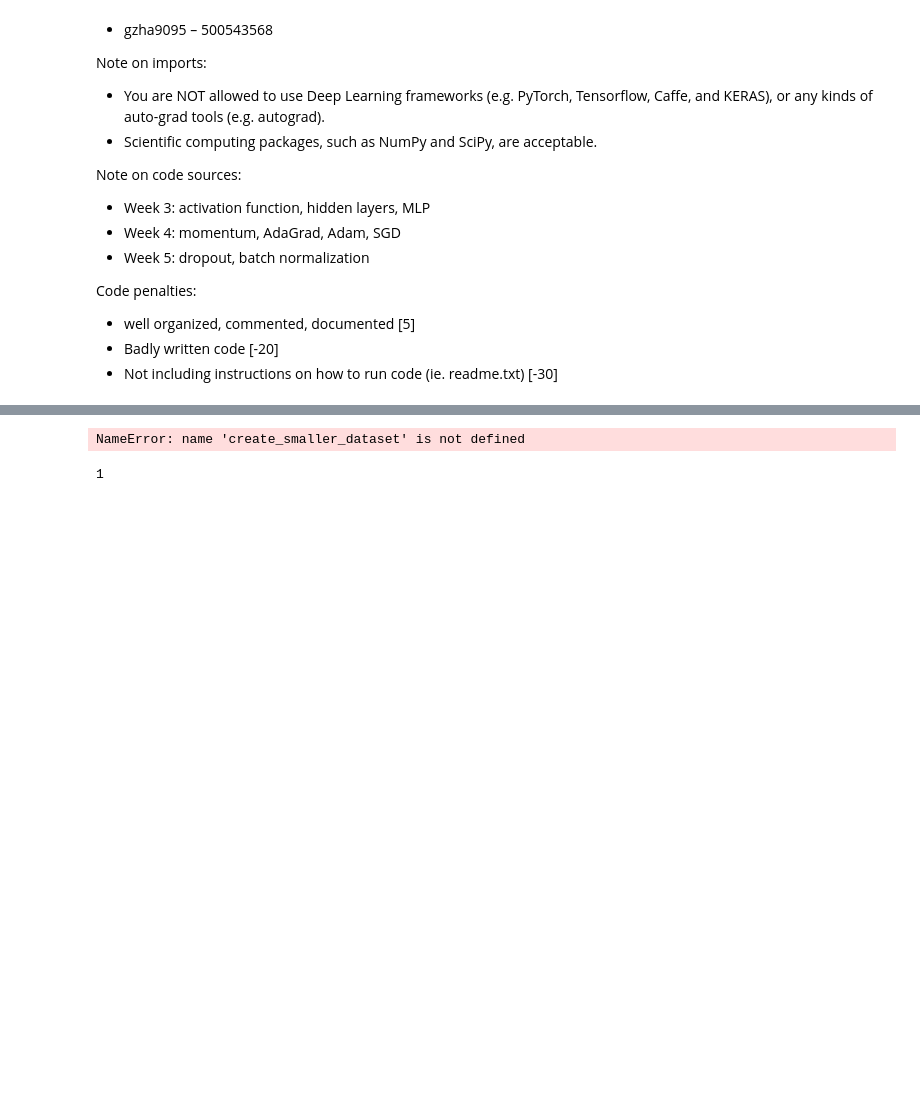
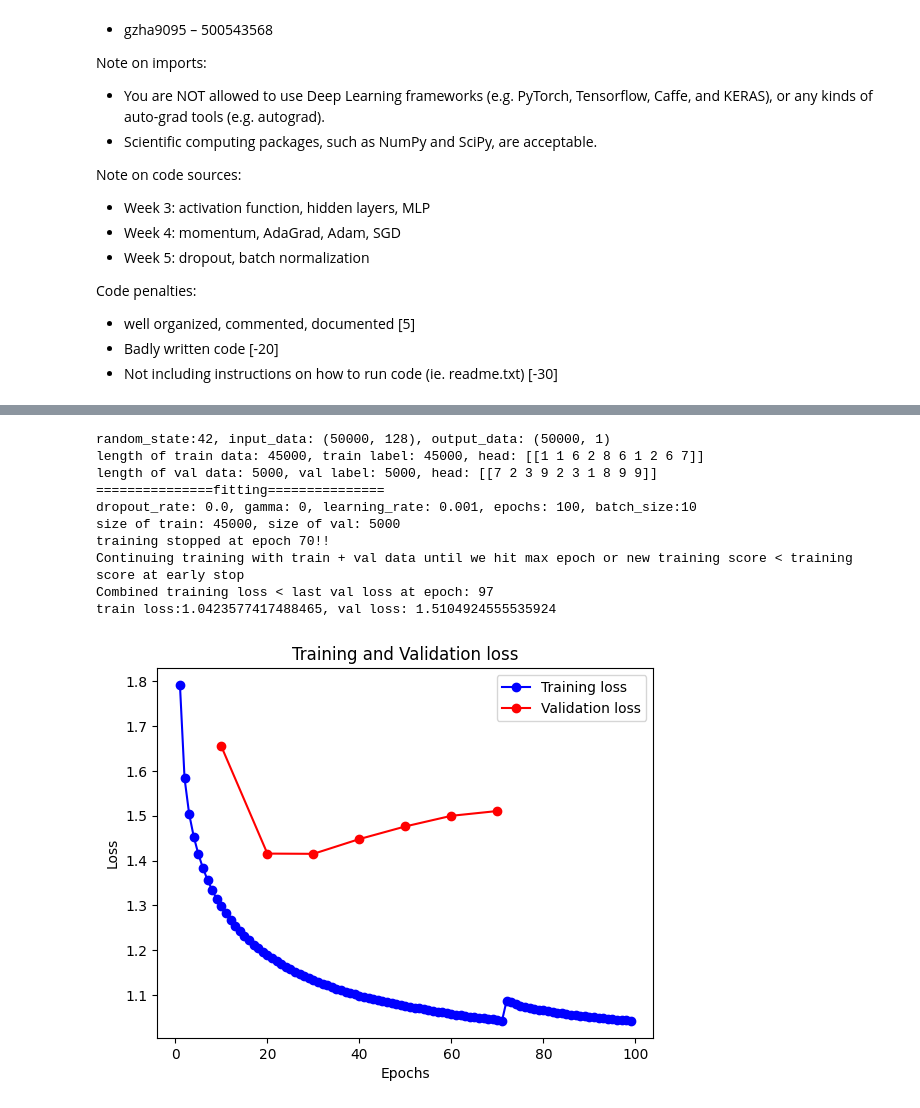
Before and after one commit to vyun8699/COMP4329-Deep-Learning-Assignment-1, a Jupyter notebook: assgmt_1_DL_vincent_early_stopping.ipynb, the cells around one changed output, grey strips where cells are left out. Cells and saved outputs as stored; diff of their text form; code cells hidden in the pictures; blank space fills up the shorter version.

Commit message:
updated early stopping

```diff
--- a/assgmt_1_DL_vincent_early_stopping.ipynb
+++ b/assgmt_1_DL_vincent_early_stopping.ipynb
@@ -214,7 +208,7 @@ def plot_loss_train_val(train_losses, val_losses, val_loss_interval=10):
     - val_loss_interval: Interval at which validation losses were calculated (default is 10).
     """
     epochs = range(1, len(train_losses) + 1)
-    val_epochs = range(val_loss_interval, len(train_losses) + 1, val_loss_interval)
+    val_epochs = [i * val_loss_interval for i in range(1, len(val_losses) + 1)]
 
     plt.plot(epochs, train_losses, 'bo-', label='Training loss')
     plt.plot(val_epochs, val_losses, 'ro-', label='Validation loss')
@@ -597,40 +617,42 @@ class MLP:
 # %%
 #early stopping
 
-# pick data proportion and random state
+# pick data proportion and train val split
 data_proportion = 1
 random_state = 42
-train_data, train_label = create_smaller_dataset(adj_train_data, train_label, data_proportion, random_state = random_state)
-
-#pick train val split
-train_proportion = 0.8
-random_state = random_state # added for consistency
-train_data, train_label, val_data, val_label = train_val_split(train_data, train_label, train_proportion = train_proportion, random_state = random_state)
+train_proportion = 0.9
+input_data, input_label = create_smaller_dataset(adj_train_data, original_train_label, data_proportion, random_state = random_state)
+train_data, train_label, val_data, val_label = train_val_split(input_data, input_label, train_proportion = train_proportion, random_state = random_state)
 
 # fit model
 nn = MLP([128,64,64,10], [None,'relu','relu','softmax'])
 
 dropout = 0.0
 gamma = 0
 lr = 0.001
 epoch_count = 100
 weight_decay = 0.00
-batch_size = 5000
-early_stopping = [50,10] #max count, eval_trigger
+batch_size = 10
+early_stopping = [5,10] #max count, eval_trigger, to switch off early stopping, set max count to np.inf
 
 # calculate cross entropy
-train_loss, _ , val_loss = nn.fit(input_data, output_data, gamma = gamma, learning_rate = lr, epochs = epoch_count, batch_size = batch_size, weight_decay = weight_decay, dropout_rate = dropout, early_stopping = early_stopping)
+train_loss, val_loss = nn.fit(train_data, train_label, val_data, val_label, gamma = gamma, learning_rate = lr, epochs = epoch_count, batch_size = batch_size, weight_decay = weight_decay, dropout_rate = dropout, early_stopping = early_stopping)
 print(f'train loss:{train_loss[-1]}, val loss: {val_loss[-1]}')
 
 # predict output
 output = nn.predict(input_data)
 
-plot_results(train_data, train_label, batch_size, epoch_loss)
+#plot_results(train_data, train_label, batch_size, train_loss)
 plot_loss_train_val(train_loss, val_loss, val_loss_interval=early_stopping[1])
 # %% [output]
-NameError: name 'create_smaller_dataset' is not defined
+random_state:42, input_data: (50000, 128), output_data: (50000, 1)
+length of train data: 45000, train label: 45000, head: [[1 1 6 2 8 6 1 2 6 7]]
+length of val data: 5000, val label: 5000, head: [[7 2 3 9 2 3 1 8 9 9]]
+===============fitting===============
+dropout_rate: 0.0, gamma: 0, learning_rate: 0.001, epochs: 100, batch_size:10
+size of train: 45000, size of val: 5000
+training stopped at epoch 70!!
+Continuing training with train + val data until we hit max epoch or new training score < training score at early stop
+Combined training loss < last val loss at epoch: 97
+train loss:1.0423577417488465, val loss: 1.5104924555535924
+[figure, added]
-# %%
-alpha = [1,2]
-alpha[0]
-# %% [output]
-1
```
Also changed, not shown: parts of 5 cells of this notebook.
